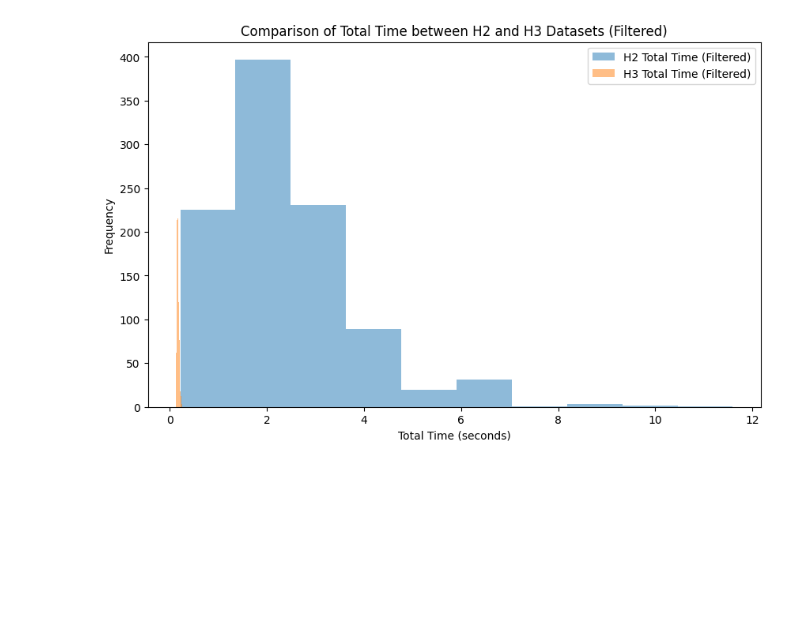
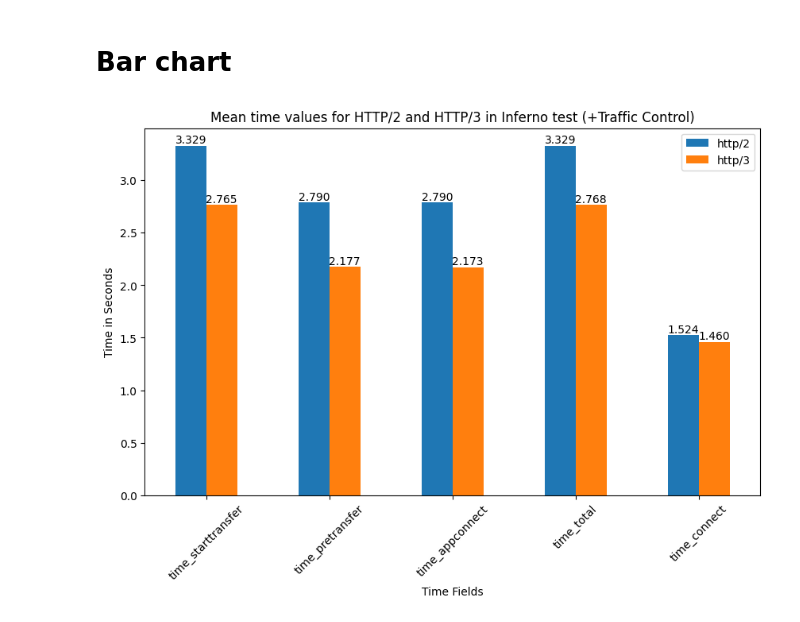
Before and after one commit to rafalsz98/http3-demo, a Jupyter notebook: analysis/inferno/inferno.ipynb, the cells around one changed output. Cells and saved outputs as stored; diff of their text form; code cells hidden in the pictures; blank space fills up the shorter version.

Commit message:
update python diagrams

```diff
--- a/analysis/inferno/inferno.ipynb
+++ b/analysis/inferno/inferno.ipynb
@@ -1,9 +1,9 @@
 # %%
 import pandas as pd
 
-
-file_path_h2="h2.csv"
-file_path_h3="h3.csv"
+tc = True
+file_path_h2=f"h2{'tc' if tc else ''}.csv"
+file_path_h3=f"h3{'tc' if tc else ''}.csv"
 
 # Correctly loading the CSV files using ';' as the separator
 data_h2 = pd.read_csv(file_path_h2, sep=';')
@@ -27,5 +27,8 @@ new_mean_values_h3 = filtered_data_h3.mean()
 # Preparing data for comparison
 comparison_new_mean_values = pd.DataFrame({'H2 Mean Values (Filtered)': new_mean_values_h2, 'H3 Mean Values (Filtered)': new_mean_values_h3})
 
-count_non_200_h2, count_non_200_h3, count_protocol_not_3_h3, comparison_new_mean_values
+print("Bad response H2: ", count_non_200_h2);
+print("Bad response H3: ", count_non_200_h3);
+print("Bad protocol H3: ", count_protocol_not_3_h3);
+comparison_new_mean_values
 # %% [output]
@@ -97,17 +49,39 @@ plt.show()
-# %%
-# Step 4: Diagram comparing total times
-# Extracting 'time_total' from both datasets
-total_time_h2tc = filtered_data_h2['time_total']
-total_time_h3tc = filtered_data_h3['time_total']
-
-# Plotting the comparison of total times
-plt.figure(figsize=(10, 6))
-plt.hist(total_time_h2tc, alpha=0.5, label='H2 Total Time (Filtered)')
-plt.hist(total_time_h3tc, alpha=0.5, label='H3 Total Time (Filtered)')
-plt.xlabel('Total Time (seconds)')
-plt.ylabel('Frequency')
-plt.title('Comparison of Total Time between H2 and H3 Datasets (Filtered)')
-plt.legend()
-plt.show()
-# %% [output]
-[figure, removed]
+# %% [markdown]
+# Bar chart
+# %%
+import matplotlib.pyplot as plt
+
+# Extracting time related fields for both datasets
+time_fields = ['time_starttransfer', 'time_pretransfer', 'time_appconnect', 'time_total', 'time_connect']
+
+# Extracting these fields from both datasets
+h2_times = filtered_data_h2[time_fields]
+h3_times = filtered_data_h3[time_fields]
+
+# Simplifying the approach to plot aggregated mean values of time fields for both h2 and h3 datasets
+
+# Calculating mean values of time fields for both datasets
+mean_times_h2 = h2_times.mean()
+mean_times_h3 = h3_times.mean()
+
+# Creating a new DataFrame for plotting
+mean_times_df = pd.DataFrame({'http/2': mean_times_h2, 'http/3': mean_times_h3})
+
+# Adding exact mean values above the bars in the chart
+
+fig, ax = plt.subplots(figsize=(10, 6))
+
+# Plotting the bars
+mean_times_df.plot(kind='bar', ax=ax)
+plt.xlabel('Time Fields')
+plt.ylabel('Time in Seconds')
+plt.title(f'Mean time values for HTTP/2 and HTTP/3 in Inferno test{" (+Traffic Control)" if tc else ""}')
+plt.xticks(rotation=45)
+
+# Adding mean values above the bars
+for i in ax.containers:
+    ax.bar_label(i, fmt='%.3f', label_type='edge')
+
+plt.show()
+# %% [output]
+[figure, added]
```
Also changed, not shown: parts of 4 cells of this notebook, 3 other files.
